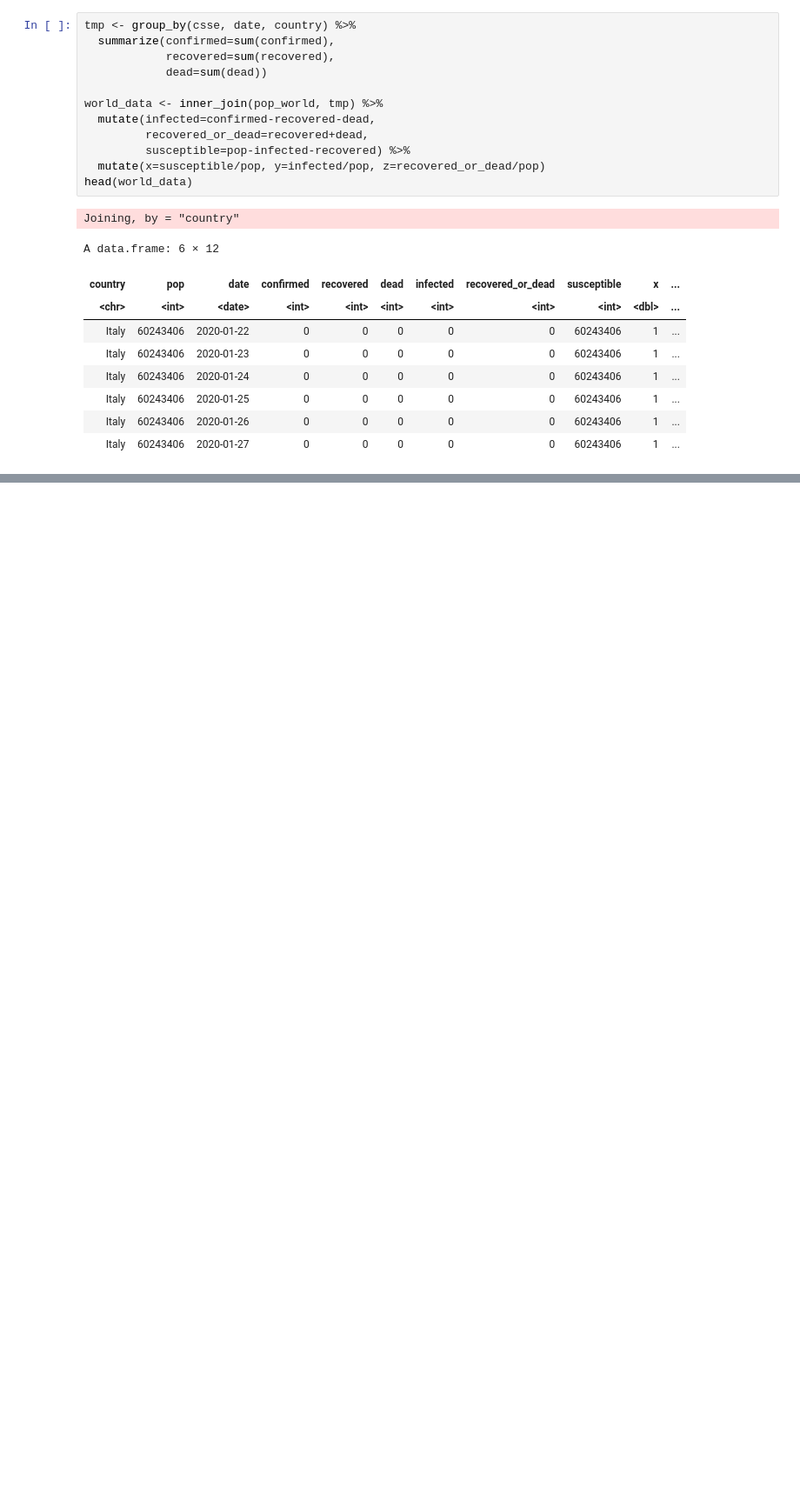
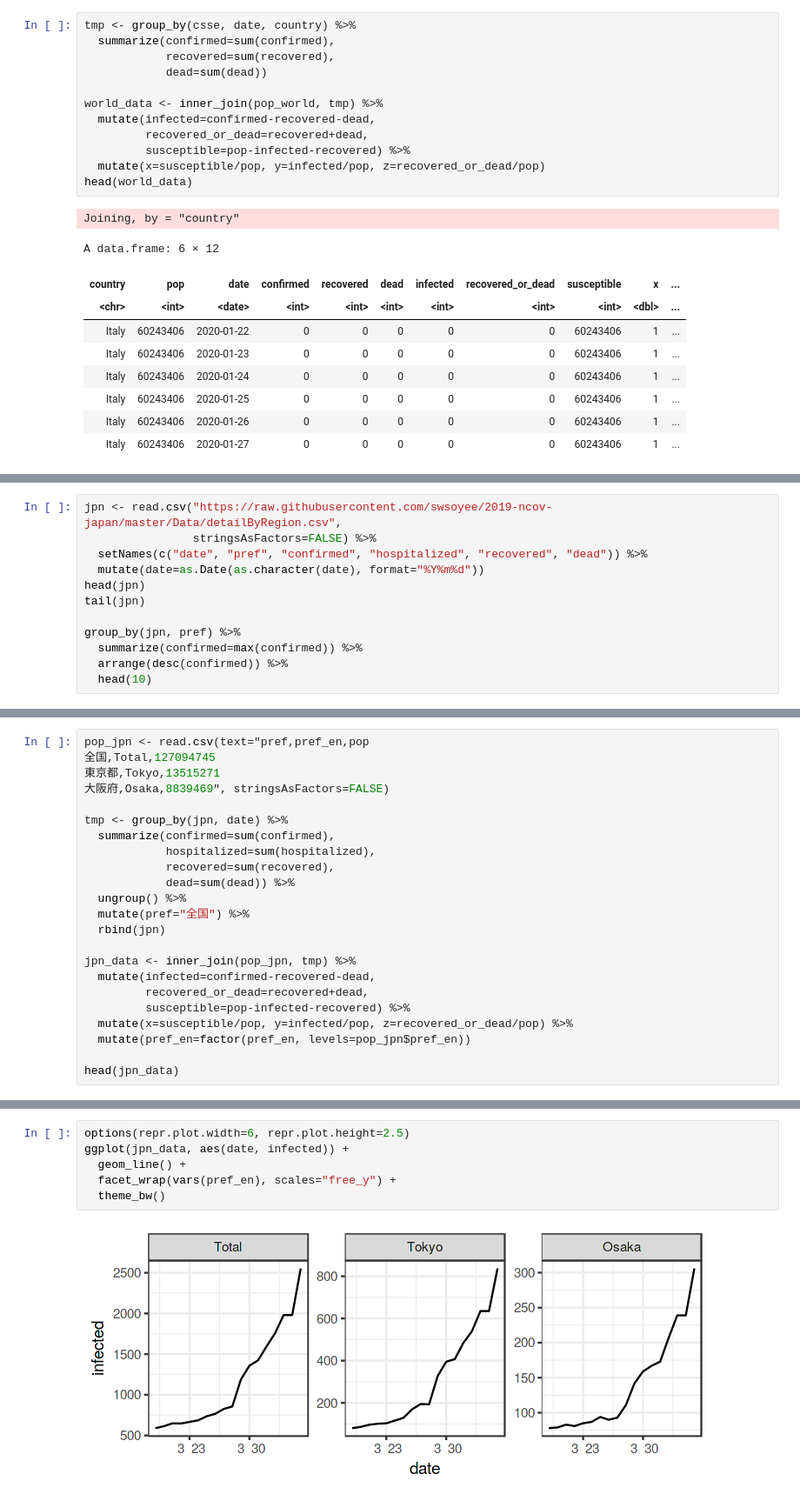
Before and after one commit to kota8/covid-sir, a Jupyter notebook: notebook/SIR-model-and-Simulation.ipynb, the cells around one changed output, grey strips where cells are left out. Shown at 87% size. Drawn from its saved outputs; the diff is of its cells as text; blank space fills up the shorter version.

Commit message:
add japan

```diff
--- a/notebook/SIR-model-and-Simulation.ipynb
+++ b/notebook/SIR-model-and-Simulation.ipynb
@@ -474,0 +475,12 @@ ggplot(world_data, aes(date, y)) +
+# %%
+jpn <- read.csv("https://raw.githubusercontent.com/swsoyee/2019-ncov-japan/master/Data/detailByRegion.csv",
+                stringsAsFactors=FALSE) %>%
+  setNames(c("date", "pref", "confirmed", "hospitalized", "recovered", "dead")) %>%
+  mutate(date=as.Date(as.character(date), format="%Y%m%d"))
+head(jpn)
+tail(jpn)
+
+group_by(jpn, pref) %>%
+  summarize(confirmed=max(confirmed)) %>%
+  arrange(desc(confirmed)) %>%
+  head(10)
@@ -474,0 +519,23 @@ ggplot(world_data, aes(date, y)) +
+# %%
+pop_jpn <- read.csv(text="pref,pref_en,pop
+全国,Total,127094745
+東京都,Tokyo,13515271
+大阪府,Osaka,8839469", stringsAsFactors=FALSE)
+
+tmp <- group_by(jpn, date) %>%
+  summarize(confirmed=sum(confirmed),
+            hospitalized=sum(hospitalized),
+            recovered=sum(recovered),
+            dead=sum(dead)) %>%
+  ungroup() %>%
+  mutate(pref="全国") %>%
+  rbind(jpn)
+
+jpn_data <- inner_join(pop_jpn, tmp) %>%
+  mutate(infected=confirmed-recovered-dead,
+         recovered_or_dead=recovered+dead,
+         susceptible=pop-infected-recovered) %>%
+  mutate(x=susceptible/pop, y=infected/pop, z=recovered_or_dead/pop) %>%
+  mutate(pref_en=factor(pref_en, levels=pop_jpn$pref_en))
+
+head(jpn_data)
@@ -474,0 +553,8 @@ ggplot(world_data, aes(date, y)) +
+# %%
+options(repr.plot.width=6, repr.plot.height=2.5)
+ggplot(jpn_data, aes(date, infected)) +
+  geom_line() +
+  facet_wrap(vars(pref_en), scales="free_y") +
+  theme_bw()
+# %% [output]
+[figure, added]
```
Also changed, not shown: parts of 9 cells of this notebook.
